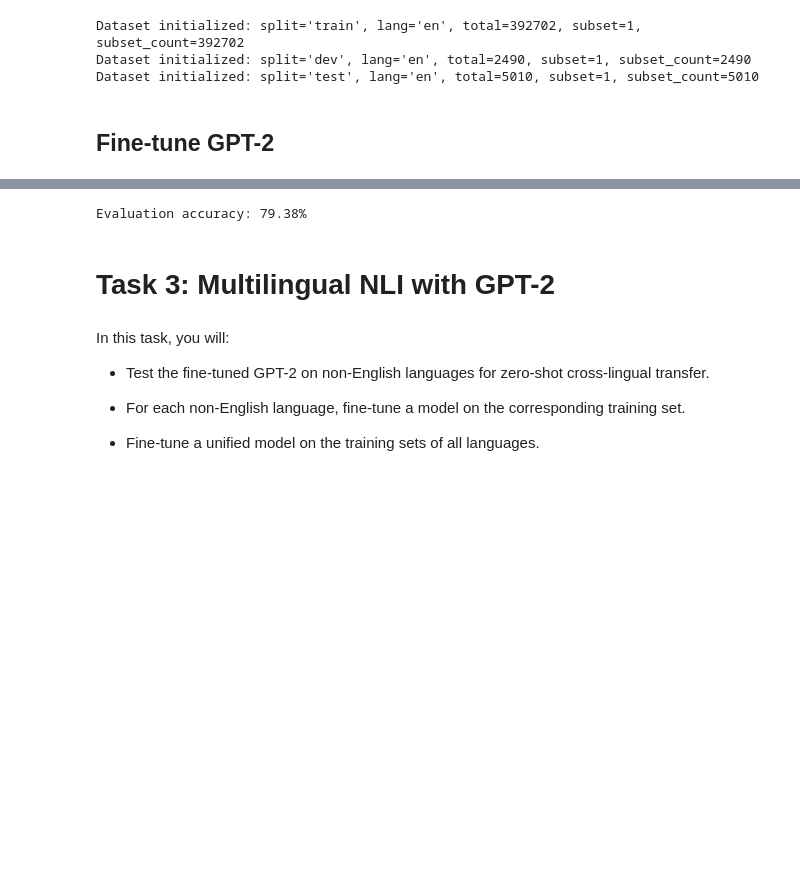
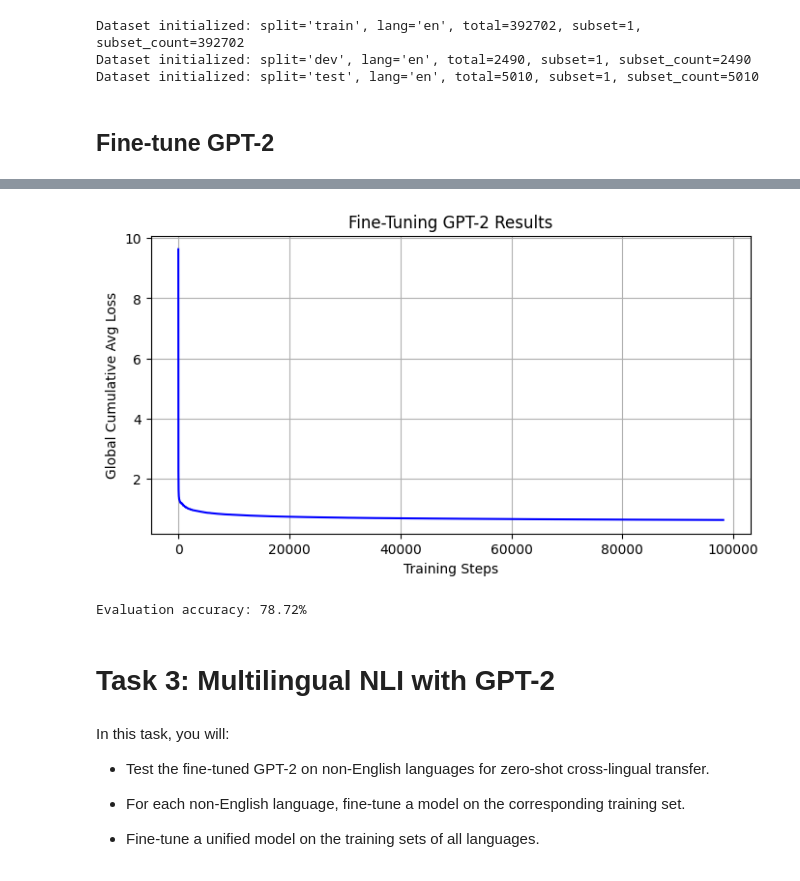
Before and after one commit to laurilehto1/gpt2-multilingual-nli., a Jupyter notebook: default_final_project.ipynb, the cells around one changed output, grey strips where cells are left out. Drawn from its saved outputs; the diff is of its cells as text; code cells hidden in the pictures; blank space fills up the shorter version.

```diff
--- a/default_final_project.ipynb
+++ b/default_final_project.ipynb
@@ -817,9 +836,9 @@ class XNLIDataset(Dataset):
         self,
         split="train",
         lang="en",
-        train_path_template="XNLI-MT-1.0/multinli/multinli.train.{lang}.tsv",
-        test_path="XNLI-1.0/xnli.test.tsv",
-        dev_path="XNLI-1.0/xnli.dev.tsv",
+        train_path_template="/content/drive/MyDrive/NLP/XNLI-MT-1.0/multinli/multinli.train.{lang}.tsv",
+        test_path="/content/drive/MyDrive/NLP/XNLI-1.0/xnli.test.tsv",
+        dev_path="/content/drive/MyDrive/NLP/XNLI-1.0/xnli.dev.tsv",
         tokenizer=None,
         max_length=1024,
         subset = 1.0  # 0~1
@@ -1117,3 +1136,16 @@ New best model saved at best_model/model.pt with dev accuracy 80.28%
+# %%
+# Sanity check: decreasing trend of global average training loss
+plt.figure(figsize=(8,4))
+""""""
+plt.title("Fine-Tuning GPT-2 Results")
+""""""
+plt.plot(global_train_losses, label="Global Avg Train Loss", color='blue')
+plt.xlabel("Training Steps")
+plt.ylabel("Global Cumulative Avg Loss")
+plt.grid(True)
+plt.show()
+# %% [output]
+[figure, added]
 # %%
 # Sanity check: after fine-tuning, the accuracy should be better than random guessing (33.33%)
 # The accuracy we got is around 77.96% using whole training data and 1 epoch
@@ -1123,7 +1155,7 @@ finetuned_model.load_state_dict(torch.load(f"{SAVE_DIR}/model.pt"))
 test_loader = DataLoader(test_dataset,shuffle=False,collate_fn=XNLIDataset.collate_fn)
 acc, all_preds, all_labels = evaluate_gpt2_xnli(finetuned_model, tokenizer, test_loader, max_gen_length=1, device=DEVICE)
 # %% [output]
-Evaluation accuracy: 79.38%
+Evaluation accuracy: 78.72%
 # %% [markdown]
 # Task 3: Multilingual NLI with GPT-2
 # %% [markdown]
```
Also changed, not shown: parts of 6 cells of this notebook.
